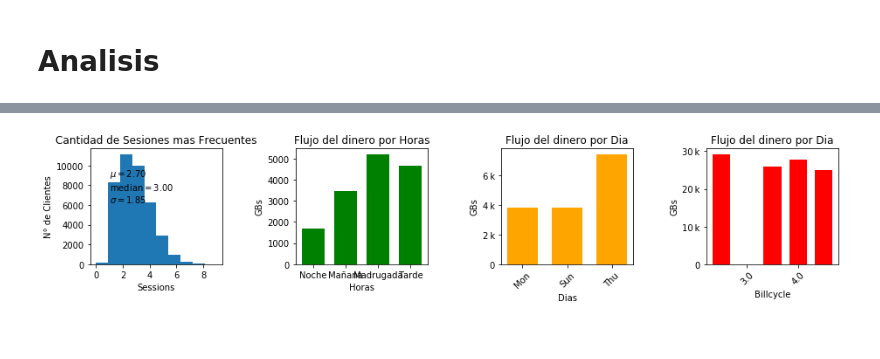
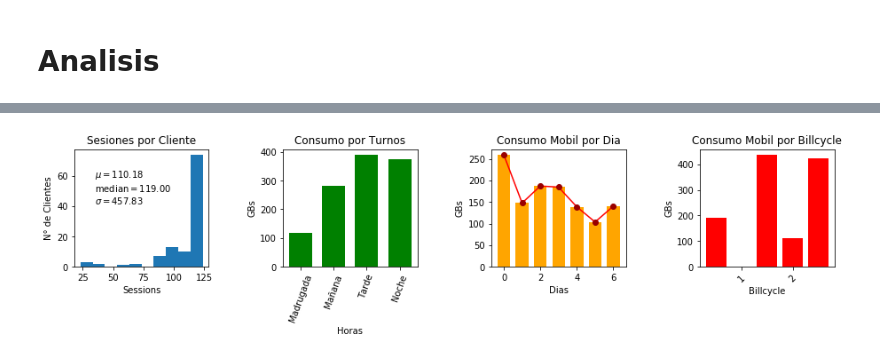
Before and after one commit to johnkbarrera/msmprofiles, a Jupyter notebook: 1-Analisis.ipynb, the cells around one changed output, grey strips where cells are left out. Saved outputs shown, nothing was run; the diff lists cells and outputs as text; code cells hidden in the pictures.

```diff
--- a/1-Analisis.ipynb
+++ b/1-Analisis.ipynb
@@ -27,0 +9,11 @@ data['dia_semana'] = data['dia_semana'].apply(lambda x: days[x])
+# %%
+#path = "../data_servidor"
+path = "./data"
+
+p_header="%s/header.txt" %(path)
+p_data="%s/mobile_consume.csv" %(path)
+# %%
+header = pd.read_csv(p_header)
+data = pd.read_csv(p_data , header = None)
+data.columns = list(header)
+print("Loaded Data")
@@ -38,53 +32,52 @@ data.head()
+# %%
+data["BILLCYCLE"] = data["BILLCYCLE"].fillna(9)
+# %%
+data['F_TRAFICO'] = pd.to_datetime(data['F_TRAFICO'])
+data['WEEK_DAY'] = data['F_TRAFICO'].dt.dayofweek
 # %%
-
-fig, axes = plt.subplots(1, 4, figsize=(14,2))
+fig, axes = plt.subplots(1, 4, figsize=(14,2), sharex='col')
 ax1, ax2, ax3, ax4 = axes.flatten()
 plt.subplots_adjust(top=1, bottom=0.08, left=0.10, right=0.95, hspace=0.55, wspace=0.55)
 
-
-ax1.xaxis.set_major_formatter(formatter)
-#ax1.yaxis.set_major_formatter(formatter)
 y = data.groupby(['CO_ID']).count()      # Us por cliente
 y = y["BILLCYCLE"].tolist()
 mu = np.mean(y)
 median = np.median(y)
 sigma = np.var(y)
 text = '$\mu=%.2f$\n$\mathrm{median}=%.2f$\n$\sigma=%.2f$' % (mu, median, sigma)
 ax1.hist(y,10)
-ax1.set_title('Cantidad de Sesiones mas Frecuentes')
+ax1.set_title('Sesiones por Cliente')
 ax1.set_xlabel('Sessions')
 ax1.set_ylabel('N° de Clientes')
-#ax1.set_xticklabels(np.unique(y))
 ax1.text(0.15, 0.85, text, transform=ax1.transAxes, fontsize=10, verticalalignment='top')
 
-ax2.xaxis.set_major_formatter(formatter)
+tag =[' ','Madrugada','Mañana','Tarde','Noche']
 y = data.groupby(['HORA']).sum()['GB_TOTAL']
 x = y.index
 y = y.values
 ax2.bar(x,y,0.7,color='green')
 ax2.set_xticklabels(data['HORA'].unique())
-ax2.set_title('Flujo del dinero por Horas')
+ax2.set_xticklabels(tag, rotation=70)
+ax2.set_title('Consumo por Turnos')
 ax2.set_xlabel('Horas')
 ax2.set_ylabel('GBs')
 
-y = data.groupby(['dia_semana']).sum()['GB_TOTAL']
-ax3.yaxis.set_major_formatter(formatter)
-ax3.set_xticklabels(y.index, rotation=45)
+y = data.groupby(['WEEK_DAY']).sum()['GB_TOTAL']
+tag =['Mon','Tue','Wed','Thu','Fri','Sat','Sun']
 ax3.bar(y.index,y.values,0.7,color='Orange')
-ax3.set_title('Flujo del dinero por Dia')
+ax3.plot(y.index,y.values,'-',color='#ff0000')
+ax3.plot(y.index,y.values,'ob',color='#990000')
+ax3.set_title('Consumo Mobil por Dia')
 ax3.set_xlabel('Dias')
 ax3.set_ylabel('GBs')
 
-y = data.groupby(['BILLCYCLE']).count()['GB_TOTAL']
-x = y.index
-y = y.values
-ax4.yaxis.set_major_formatter(formatter)
+y = data.groupby(['BILLCYCLE']).sum()['GB_TOTAL']
 ax4.set_xticklabels(x, rotation=45)
-ax4.bar(x,y,0.7,color='Red')
-ax4.set_title('Flujo del dinero por Dia')
+ax4.bar(y.index,y.values,color='Red')
+ax4.set_title('Consumo Mobil por Billcycle')
 ax4.set_xlabel('Billcycle')
 ax4.set_ylabel('GBs')
 
 plt.savefig("./resultados/imagen.png",dpi = 1000)
 # %% [output]
-[figure, old version]
+[figure, new version]
```
Also changed, not shown: parts of 5 cells of this notebook, 4 other files.
